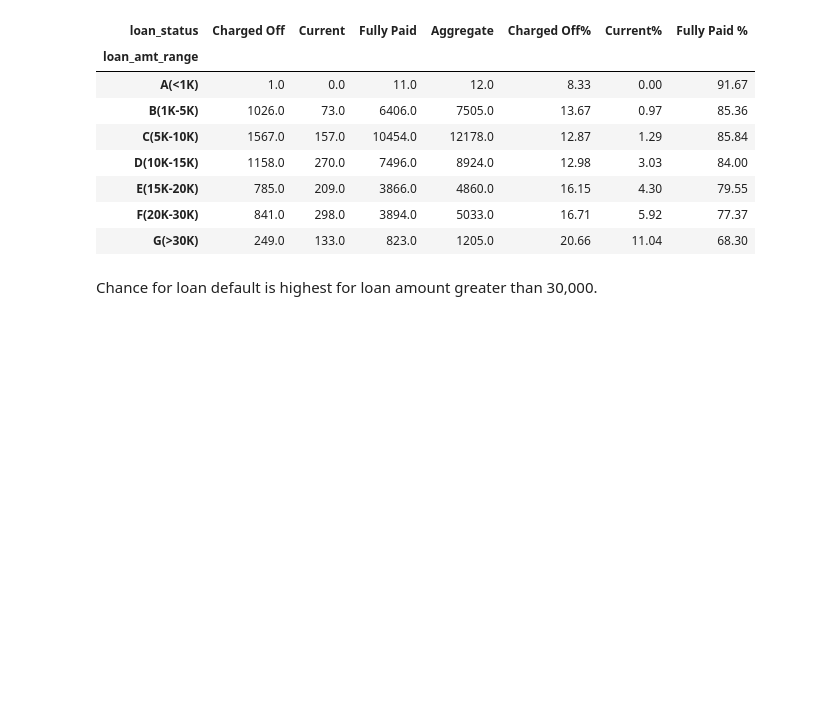
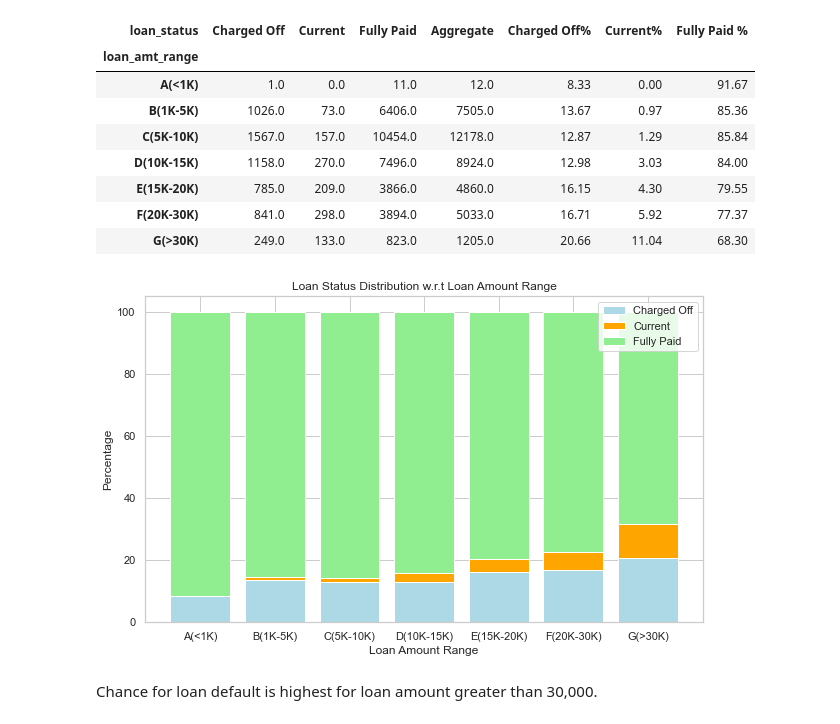
Before and after one commit to likith2201/BankLoanCaseStudy_Project, a Jupyter notebook: BankingLoanCaseStudy.ipynb, the cells around one changed output. Cells and saved outputs as stored; diff of their text form; code cells hidden in the pictures; blank space fills up the shorter version.

```diff
--- a/BankingLoanCaseStudy.ipynb
+++ b/BankingLoanCaseStudy.ipynb
@@ -865,3 +889,22 @@ loandf_loan_amt_range
+# %%
+plt.figure(figsize=(10, 6))
+
+charged_off = loandf_loan_amt_range['Charged Off%']
+current = loandf_loan_amt_range['Current%']
+fully_paid = loandf_loan_amt_range['Fully Paid %']
+
+plt.bar(loandf_loan_amt_range.index, charged_off, label='Charged Off', color='lightblue')
+plt.bar(loandf_loan_amt_range.index, current, bottom=charged_off, label='Current', color='orange')
+plt.bar(loandf_loan_amt_range.index, fully_paid, bottom=charged_off + current, label='Fully Paid', color='lightgreen')
+
+plt.xlabel('Loan Amount Range')
+plt.ylabel('Percentage')
+plt.title('Loan Status Distribution w.r.t Loan Amount Range')
+plt.legend()
+
+plt.show()
+# %% [output]
+[figure, added]
 # %% [markdown]
 Chance for loan default is highest for loan amount greater than 30,000.
 # %% [markdown]
```
Also changed, not shown: parts of 3 cells of this notebook.
